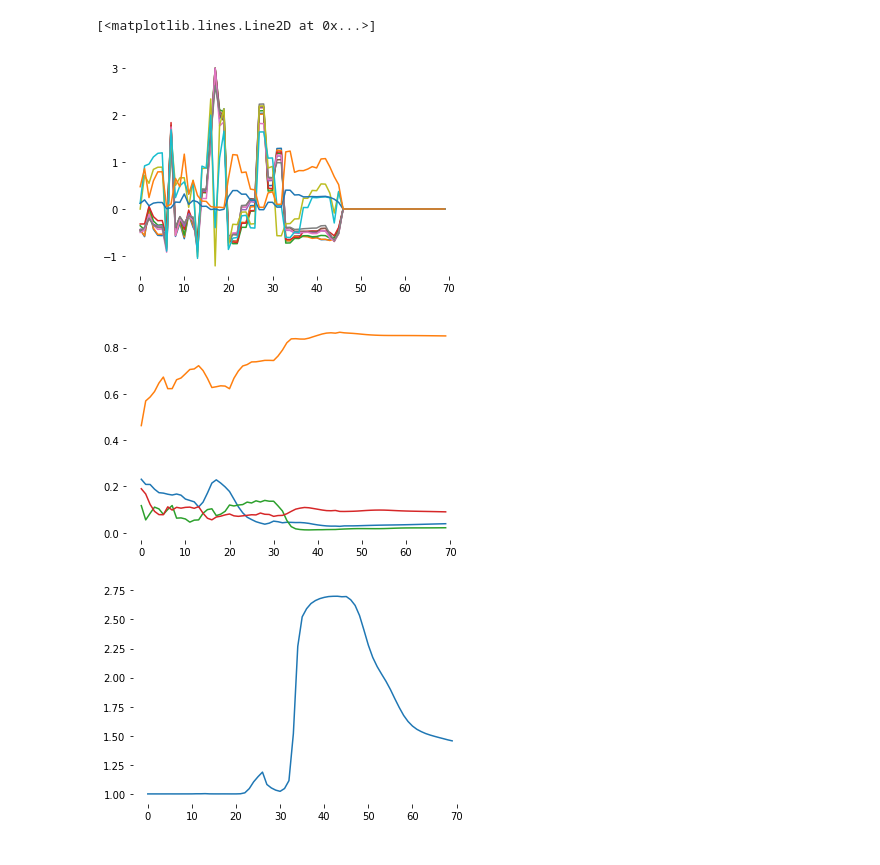
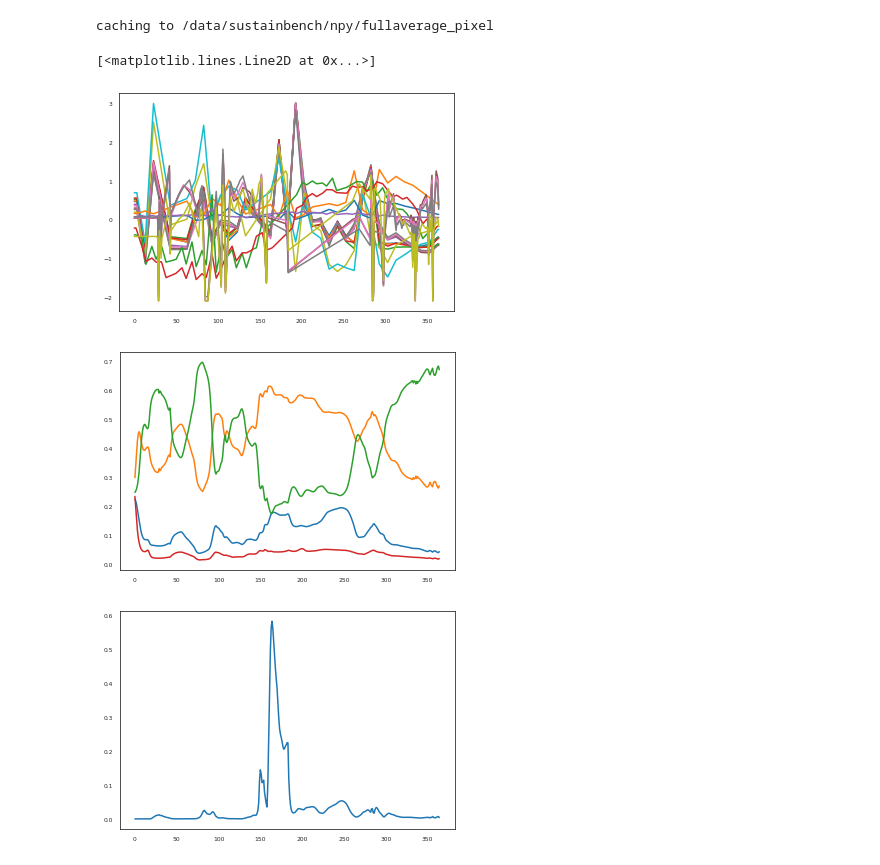
Before and after one commit to MarcCoru/elects, a Jupyter notebook: notebooks/SustainbenchGhana.ipynb, the cells around one changed output. Cells and saved outputs as stored; diff of their text form; code cells hidden in the pictures.

```diff
--- a/notebooks/SustainbenchGhana.ipynb
+++ b/notebooks/SustainbenchGhana.ipynb
@@ -48,19 +7,45 @@ test_ds = SustainbenchCrops(root=dataroot,partition="test", sequencelength=args.
+# %%
+args = Namespace(
+    sequencelength=365,
+    dataroot = "/data/sustainbench",
+    device="cuda",
+    dataset = "ghana",
+    average_pixel = True,
+    max_n_pixels = 50
+)
+
+dataroot = args.dataroot
+
+from earlyrnn import EarlyRNN
+nclasses = 4
+input_dim = 19
+model = EarlyRNN(nclasses=nclasses, input_dim=input_dim).to(args.device)
+import torch
+#model.load_state_dict(torch.load("../snapshots/sustainbenchghanamodel.pth"))
+model.load_state_dict(torch.load("../snapshots/sustainbench/ghanafull5.pth"))
+model.eval()
+
+test_ds = SustainbenchCrops(root=dataroot,partition="test", sequencelength=args.sequencelength,
+                            country="ghana", use_s2_only=False, average_pixel=args.average_pixel,
+                            max_n_pixels=50, return_id=True)
+# %% [output]
+caching to /data/sustainbench/npy/fullaverage_pixel
 # %%
-X,y = test_ds[0]
+X,y, id = test_ds[4]
 X = X.unsqueeze(0).to(args.device)
 log_class_probabilities, probability_stopping = model(X)
 import matplotlib.pyplot as plt
 plt.figure()
 plt.plot(X[0].cpu().detach())
 plt.figure()
 plt.plot(log_class_probabilities[0].cpu().detach().exp())
 plt.figure()
-plt.plot(probability_stopping[0].cpu().detach().exp())
+plt.plot(probability_stopping[0].cpu().detach())
 # %% [output]
 [<matplotlib.lines.Line2D at 0x...>]
-[figure, old version]
+[figure, new version]
-[figure, old version]
+[figure, new version]
-[figure, old version]
+[figure, new version]
 # %%
 import numpy as np
 from tqdm.notebook import tqdm
```
Also changed, not shown: parts of 9 cells of this notebook, 4 other files.
